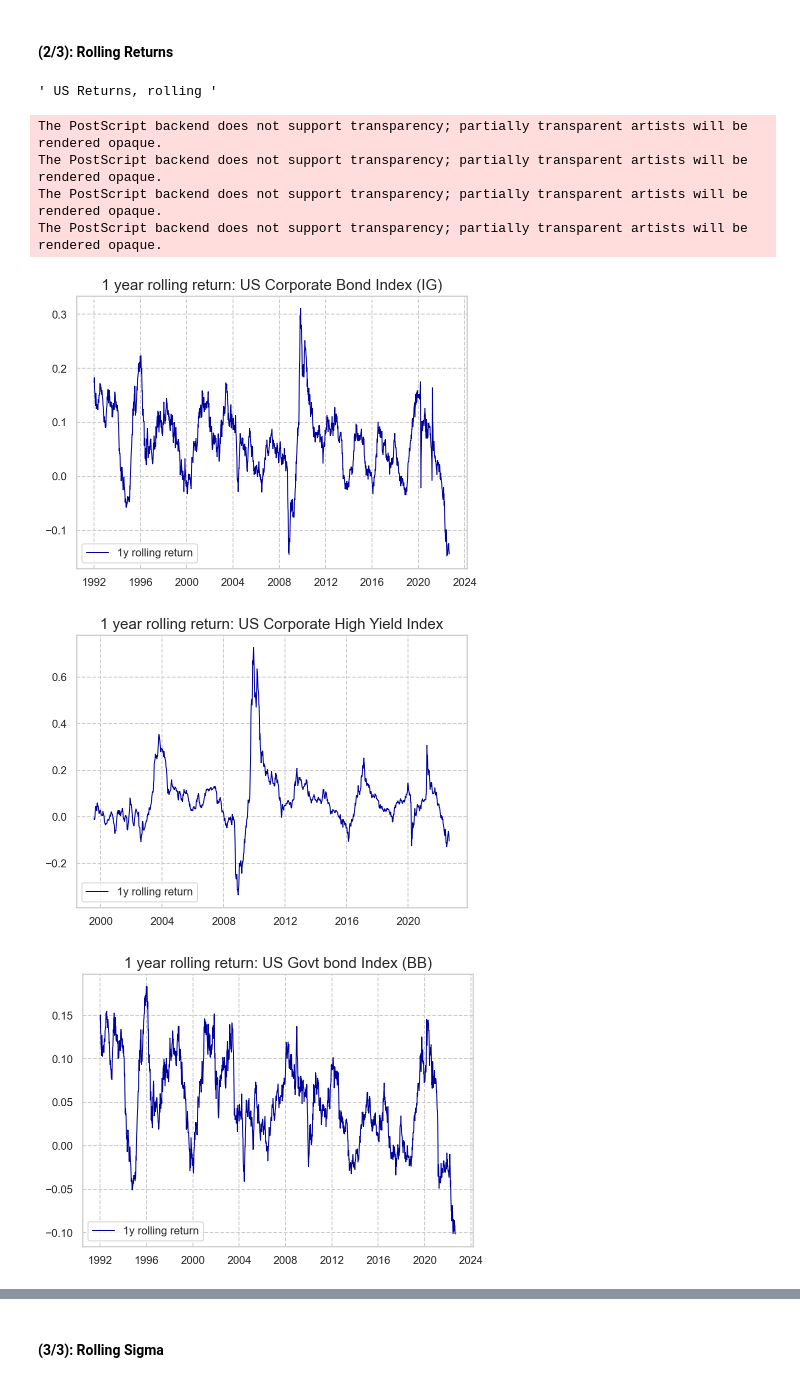
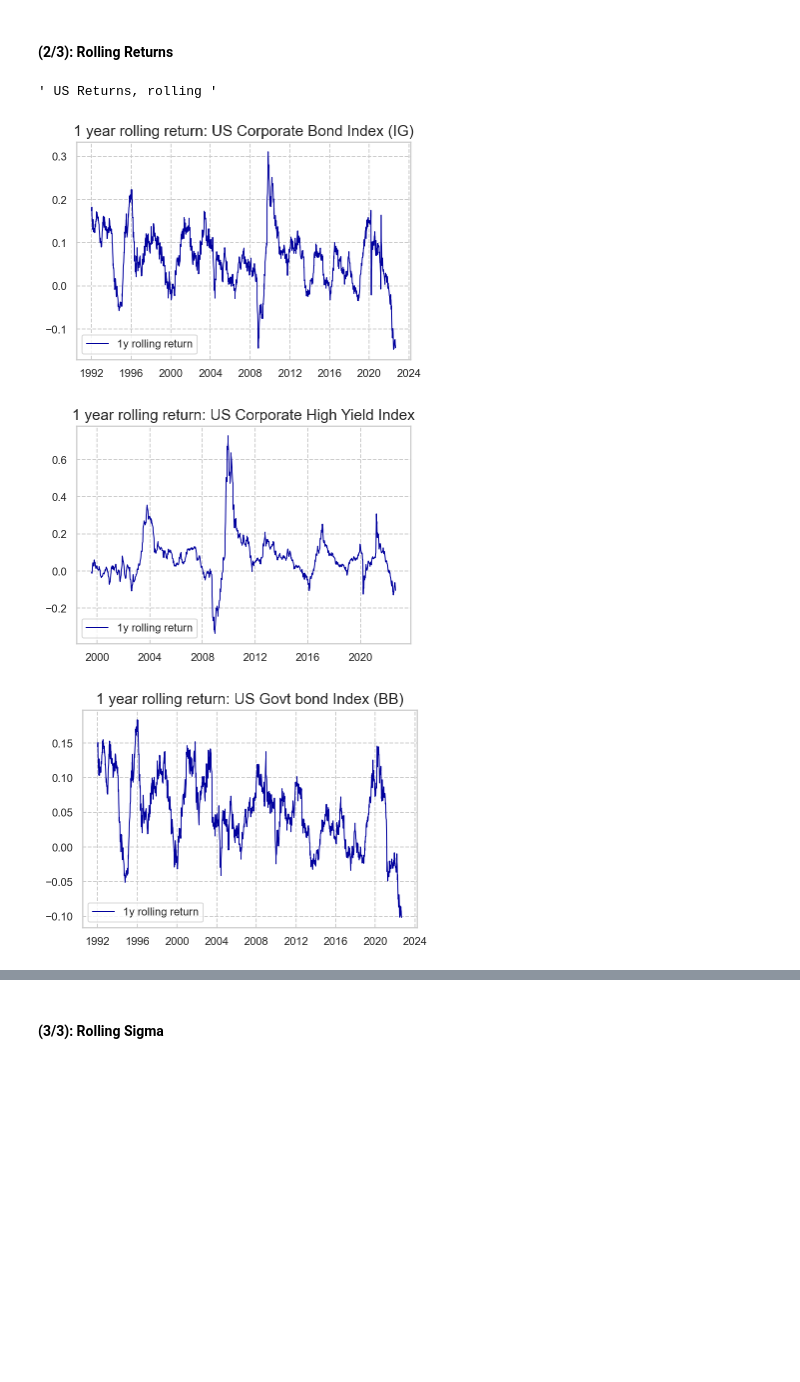
Before and after one commit to TimmieBengtsson/bachelors_project, a Jupyter notebook: bsc_script.ipynb, the cells around one changed output, grey strips where cells are left out. Saved outputs shown, nothing was run; the diff lists cells and outputs as text; code cells hidden in the pictures; blank space fills up the shorter version.

```diff
--- a/bsc_script.ipynb
+++ b/bsc_script.ipynb
@@ -183,7 +184,7 @@ for i in range(len(us_assets)-1):
     fig, axs = plot_utils.corr_plot_seaborn(sptr, us_assets[i], weeks)
     credit_name = utils.retrieve_name(us_assets[i])
     equity_name = utils.retrieve_name(sptr)
-    save_loc = 'bsc_plots/3y_corr_' + equity_name[0] + '_' + credit_name[0] + '.eps'
+    # save_loc = 'bsc_plots/3y_corr_' + equity_name[0] + '_' + credit_name[0] + '.eps'
     # plt.savefig(save_loc, dpi=600)
 # %% [output]
 ' US Correlations, rolling '
@@ -214,19 +211,15 @@ save_loc = 'bsc_plots/3y_corr_' + equity_name[0] + '_' + credit_name[0] + '.eps'
 # %%
 """ US Returns, rolling """
 weeks = 52
 # returns = returns[returns['date'] > '19910629']
 plt.rcParams["axes.titlesize"] = 15
 for i in range(3,len(us_assets)):
     fig, axs = plot_utils.return_plot(us_assets[i], weeks)
     asset_name = utils.retrieve_name(us_assets[i])
-    save_loc = 'bsc_plots/1y_return_' + asset_name[0] + '.eps'
+    # save_loc = 'bsc_plots/1y_return_' + asset_name[0] + '.eps'
     # plt.savefig(save_loc, dpi=600)
 # %% [output]
 ' US Returns, rolling '
-The PostScript backend does not support transparency; partially transparent artists will be rendered opaque.
-The PostScript backend does not support transparency; partially transparent artists will be rendered opaque.
-The PostScript backend does not support transparency; partially transparent artists will be rendered opaque.
-The PostScript backend does not support transparency; partially transparent artists will be rendered opaque.
-[figure, old version]
+[figure, new version]
-[figure, old version]
+[figure, new version]
-[figure, old version]
+[figure, new version]
```
Also changed, not shown: parts of 15 cells of this notebook.
